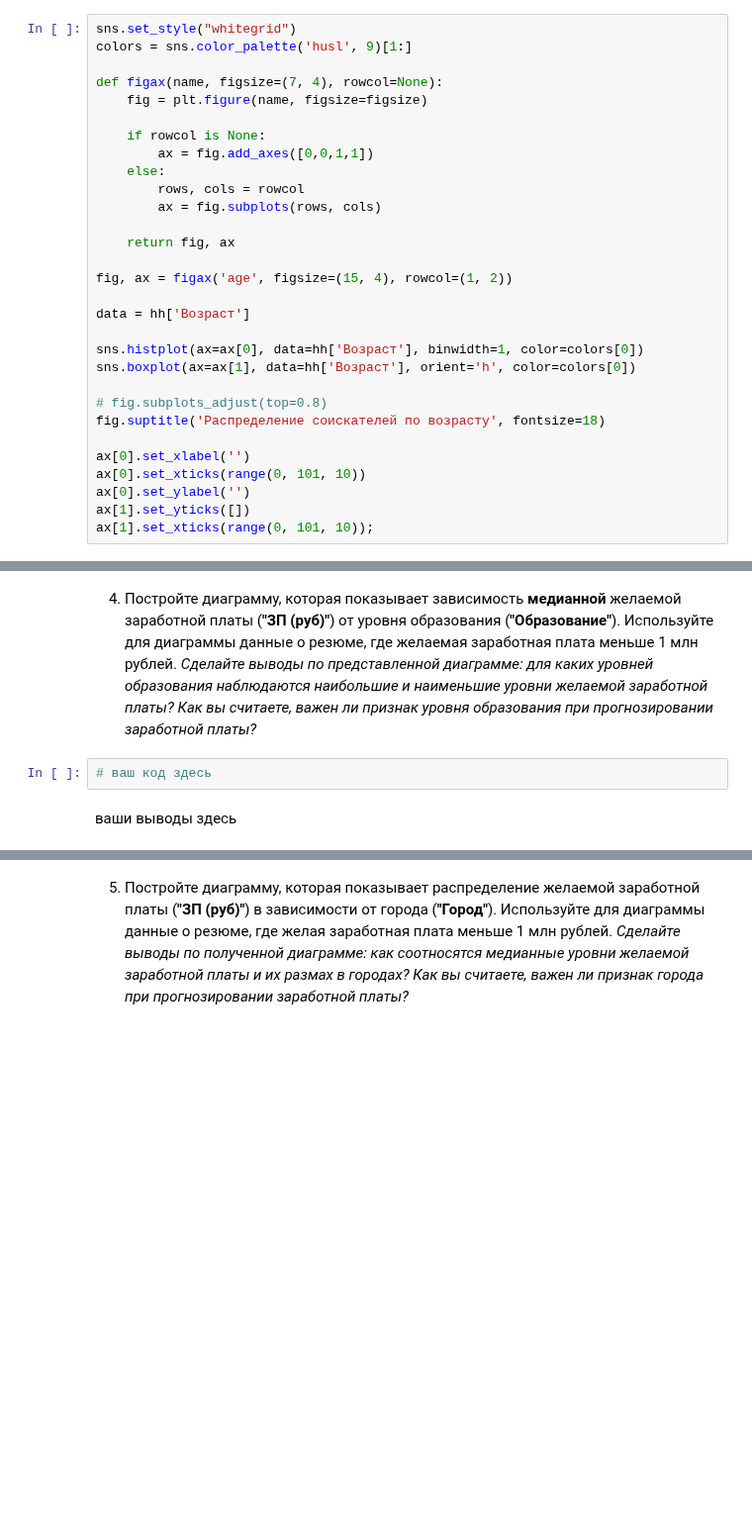
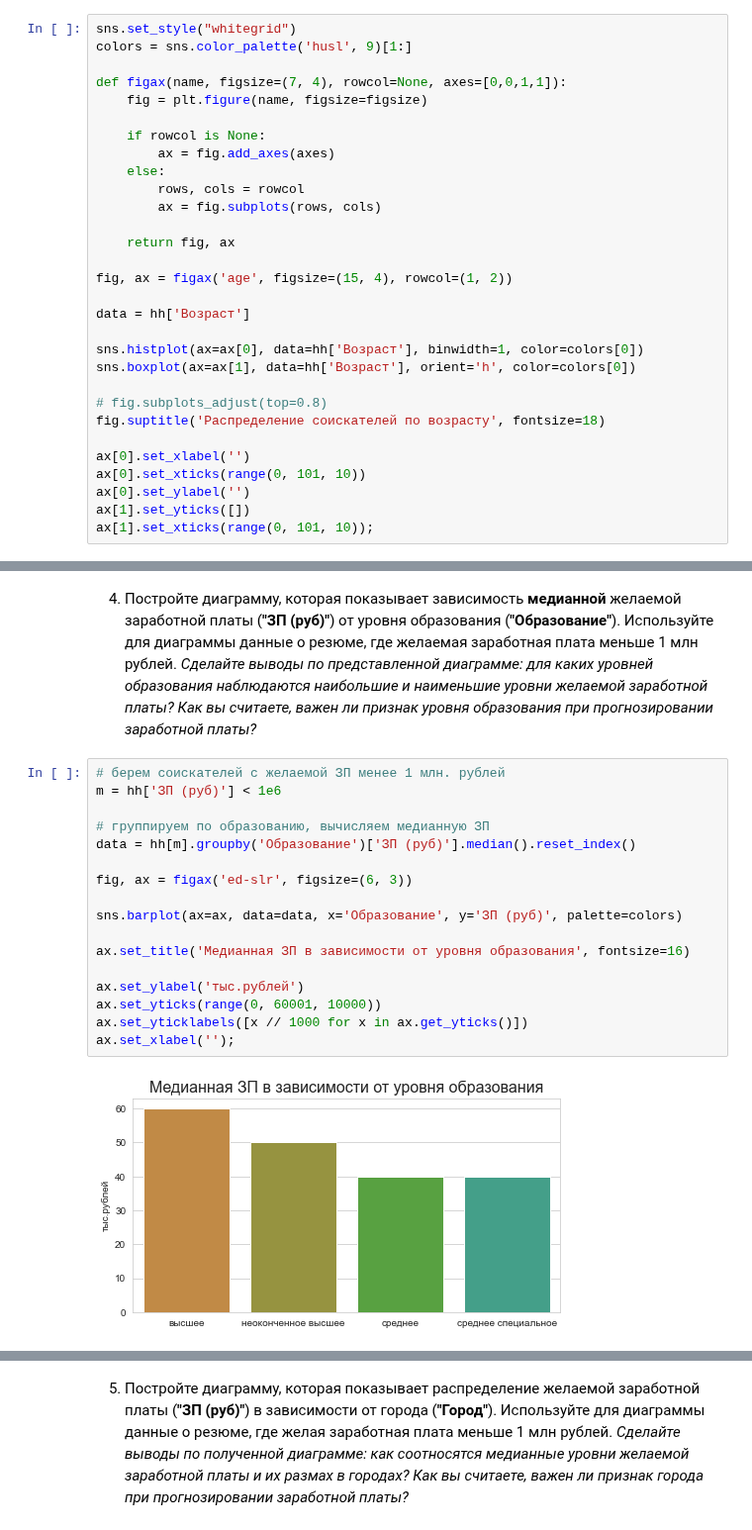
Before and after one commit to evpozdniakov/ds_projects, a Jupyter notebook: project1/hh.ipynb, the cells around one changed output, grey strips where cells are left out. Shown at 99% size. Saved outputs shown, nothing was run; the diff lists cells and outputs as text; blank space fills up the shorter version.

Commit message:
project1: added new plots

```diff
--- a/project1/hh.ipynb
+++ b/project1/hh.ipynb
@@ -763,11 +763,11 @@ hh.drop(
 sns.set_style("whitegrid")
 colors = sns.color_palette('husl', 9)[1:]
 
-def figax(name, figsize=(7, 4), rowcol=None):
+def figax(name, figsize=(7, 4), rowcol=None, axes=[0,0,1,1]):
     fig = plt.figure(name, figsize=figsize)
 
     if rowcol is None:
-        ax = fig.add_axes([0,0,1,1])
+        ax = fig.add_axes(axes)
     else:
         rows, cols = rowcol
         ax = fig.subplots(rows, cols)
@@ -876,7 +872,22 @@ ax[2].set_xticks(range(0, 501, 100));
 # %% [markdown]
 4. Постройте диаграмму, которая показывает зависимость **медианной** желаемой заработной платы (**"ЗП (руб)"**) от уровня образования (**"Образование"**). Используйте для диаграммы данные о резюме, где желаемая заработная плата меньше 1 млн рублей.
 *Сделайте выводы по представленной диаграмме: для каких уровней образования наблюдаются наибольшие и наименьшие уровни желаемой заработной платы? Как вы считаете, важен ли признак уровня образования при прогнозировании заработной платы?*
-# %%
-# ваш код здесь
-# %% [markdown]
-ваши выводы здесь
+# %%
+# берем соискателей с желаемой ЗП менее 1 млн. рублей
+m = hh['ЗП (руб)'] < 1e6
+
+# группируем по образованию, вычисляем медианную ЗП
+data = hh[m].groupby('Образование')['ЗП (руб)'].median().reset_index()
+
+fig, ax = figax('ed-slr', figsize=(6, 3))
+
+sns.barplot(ax=ax, data=data, x='Образование', y='ЗП (руб)', palette=colors)
+
+ax.set_title('Медианная ЗП в зависимости от уровня образования', fontsize=16)
+
+ax.set_ylabel('тыс.рублей')
+ax.set_yticks(range(0, 60001, 10000))
+ax.set_yticklabels([x // 1000 for x in ax.get_yticks()])
+ax.set_xlabel('');
+# %% [output]
+[figure, added]
```
Also changed, not shown: parts of 18 cells of this notebook.
